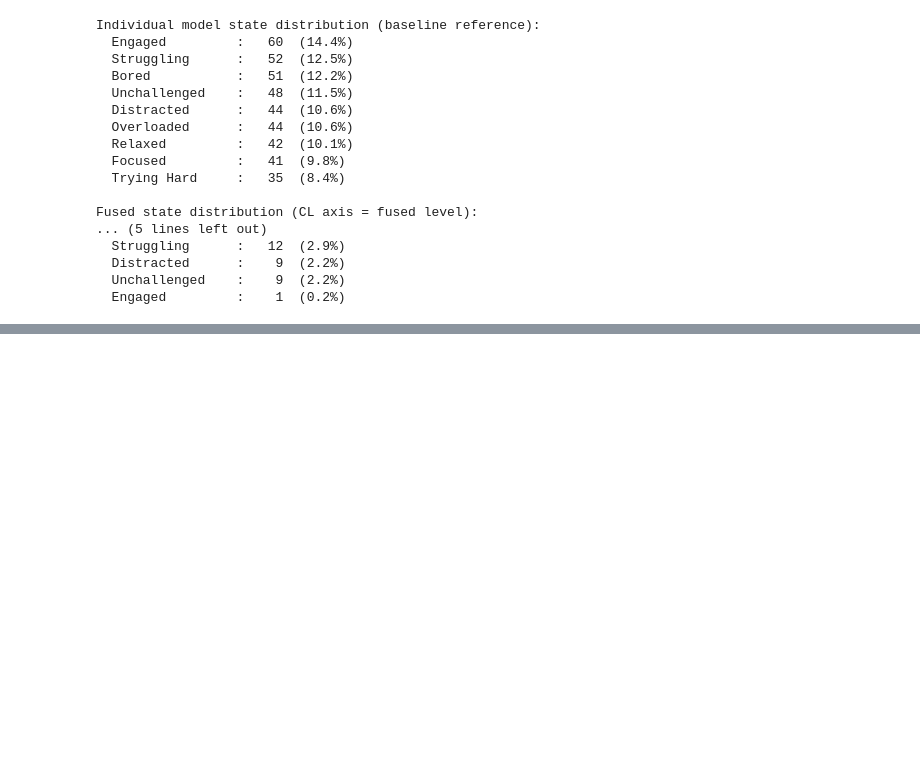
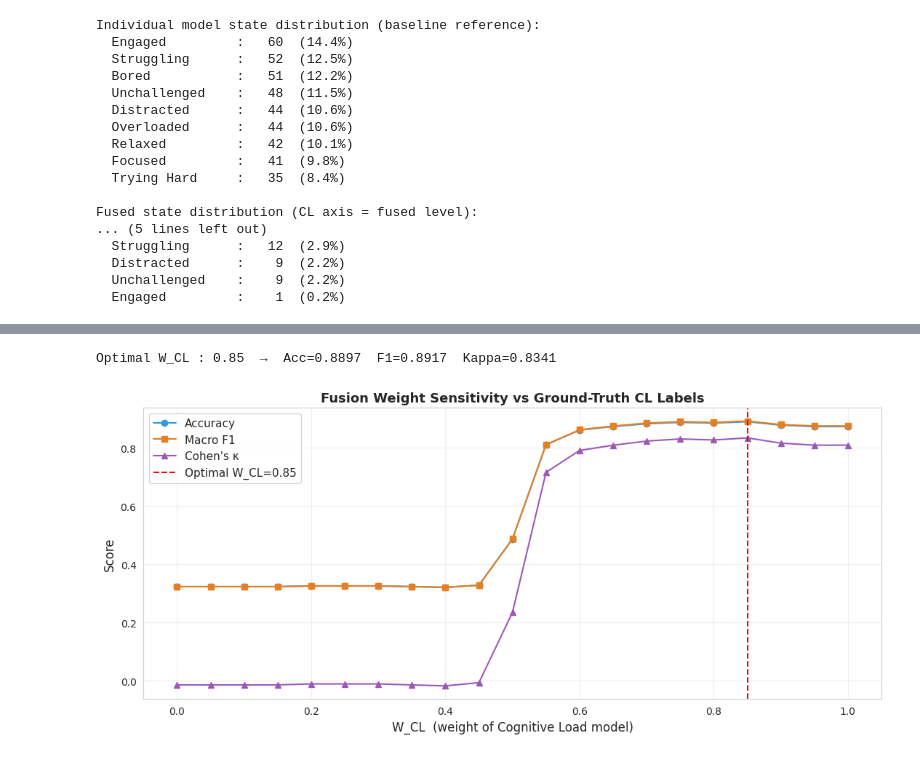
Before and after one commit to YasiniK/multimodal-student-cognitive-load-and-engagement-detection, a Jupyter notebook: fusion_layer.ipynb, the cells around one changed output, grey strips where cells are left out. Cells and saved outputs as stored; diff of their text form; code cells hidden in the pictures; blank space fills up the shorter version.

```diff
--- a/fusion_layer.ipynb
+++ b/fusion_layer.ipynb
@@ -413,0 +569,40 @@ Fused state distribution (CL axis = fused level):
+# %%
+# Sweep W_CL from 0.0 to 1.0 and record performance at each step
+w_range     = np.linspace(0.0, 1.0, 21)
+acc_sweep   = []
+f1_sweep    = []
+kappa_sweep = []
+
+# At each weight value, run full fusion and record all three metrics
+for w in w_range:
+    yf, _, _, _, _, _ = predict_combined_state(
+        prob_cl_aligned, prob_se_aligned, w_cl=w, w_se=1-w
+    )
+    acc_sweep.append(accuracy_score(y_true_cl, yf))
+    f1_sweep.append(f1_score(y_true_cl, yf, average='macro', zero_division=0))
+    kappa_sweep.append(cohen_kappa_score(y_true_cl, yf))
+
+# Index of the weight that achieved the highest Macro F1
+best_idx = int(np.argmax(f1_sweep))
+best_w   = w_range[best_idx]
+print(f'Optimal W_CL : {best_w:.2f}  →  '
+      f'Acc={acc_sweep[best_idx]:.4f}  F1={f1_sweep[best_idx]:.4f}  Kappa={kappa_sweep[best_idx]:.4f}')
+
+fig, ax = plt.subplots(figsize=(11, 5))
+ax.plot(w_range, acc_sweep,   'o-', label='Accuracy',   color='#3498db')
+ax.plot(w_range, f1_sweep,    's-', label='Macro F1',   color='#e67e22')
+ax.plot(w_range, kappa_sweep, '^-', label="Cohen's κ",  color='#9b59b6')
+ax.axvline(best_w, color='red', linestyle='--', linewidth=1.5,
+           label=f'Optimal W_CL={best_w:.2f}')
+ax.set_xlabel('W_CL  (weight of Cognitive Load model)', fontsize=12)
+ax.set_ylabel('Score', fontsize=12)
+ax.set_title('Fusion Weight Sensitivity vs Ground-Truth CL Labels',
+             fontsize=13, fontweight='bold')
+ax.legend(fontsize=11)
+ax.grid(alpha=0.3)
+plt.tight_layout()
+plt.savefig('/content/weight_sensitivity.png', dpi=150)
+plt.show()
+# %% [output]
+Optimal W_CL : 0.85  →  Acc=0.8897  F1=0.8917  Kappa=0.8341
+[figure, added]
```
Also changed, not shown: parts of 10 cells of this notebook.
